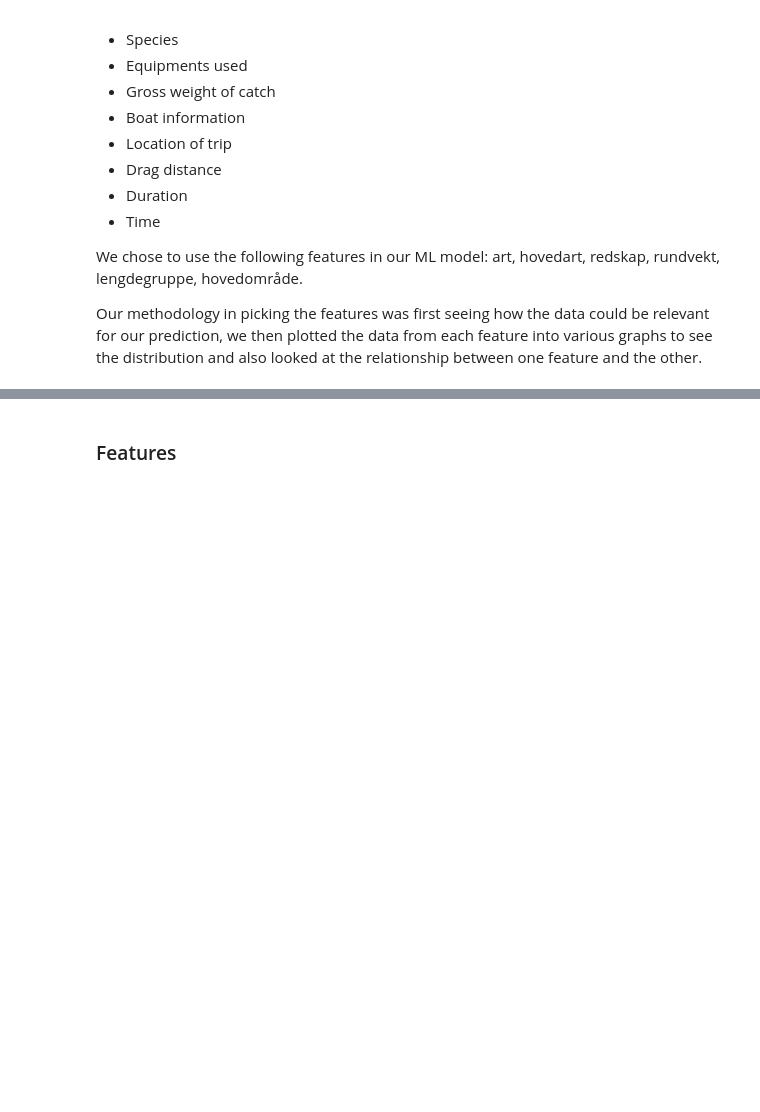
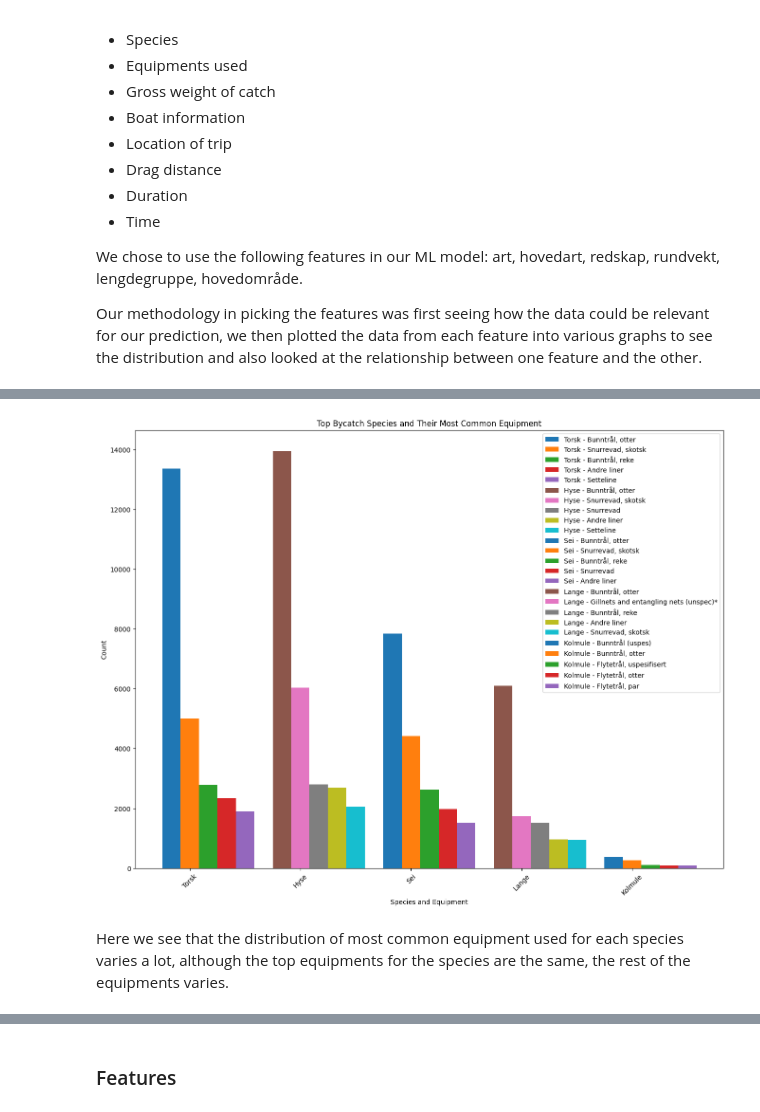
Before and after one commit to Destroyers04/Info284_Project, a Jupyter notebook: main_draft.ipynb, the cells around one changed output, grey strips where cells are left out. Saved outputs shown, nothing was run; the diff lists cells and outputs as text; code cells hidden in the pictures; blank space fills up the shorter version.

Commit message:
Worked a bit on the main draft, done with features part going to start on outliers

```diff
--- a/main_draft.ipynb
+++ b/main_draft.ipynb
@@ -49,0 +76,36 @@ Our methodology in picking the features was first seeing how the data could be r
+# %%
+# Finding the most common bycatch, defined by Bycatch species with highest roundweight.
+count_of_Bycatches_for_every_main_species = bycatch.groupby(["Art FAO"])["Rundvekt"].sum()
+
+# Top 5 species
+top_5_common_bycatch = (count_of_Bycatches_for_every_main_species.sort_values(ascending=False))[:5]
+top_5_common_bycatch = list(top_5_common_bycatch.index)
+
+fig, ax = plt.subplots(figsize=(16, 12))
+
+positions = np.arange(len(top_5_common_bycatch))*3
+width = 0.5
+
+# Finding the most common equipment used for catching each of these species
+for i, species in enumerate(top_5_common_bycatch):
+    species_only_dataset = bycatch[bycatch["Art FAO"] == species]
+    count_of_equipment_used = species_only_dataset.groupby("Redskap FAO")["Redskap FAO"].count()
+    top_equipment_for_species = count_of_equipment_used.sort_values(ascending=False).head(5)
+
+    for j, equipment in enumerate(top_equipment_for_species.index):
+        ax.bar(positions[i] + j*width, top_equipment_for_species[equipment], width, label=f'{species} - {equipment}')
+
+ax.set_xlabel('Species and Equipment')
+ax.set_ylabel('Count')
+ax.set_title('Top Bycatch Species and Their Most Common Equipment')
+
+ax.set_xticks(positions + width)
+ax.set_xticklabels(top_5_common_bycatch)
+
+plt.legend()
+plt.xticks(rotation=45)
+plt.show()
+# %% [output]
+[figure, added]
+# %% [markdown]
+Here we see that the distribution of most common equipment used for each species varies a lot, although the top equipments for the species are the same, the rest of the equipments varies.
```
Also changed, not shown: parts of 29 cells of this notebook, 3 other files.
